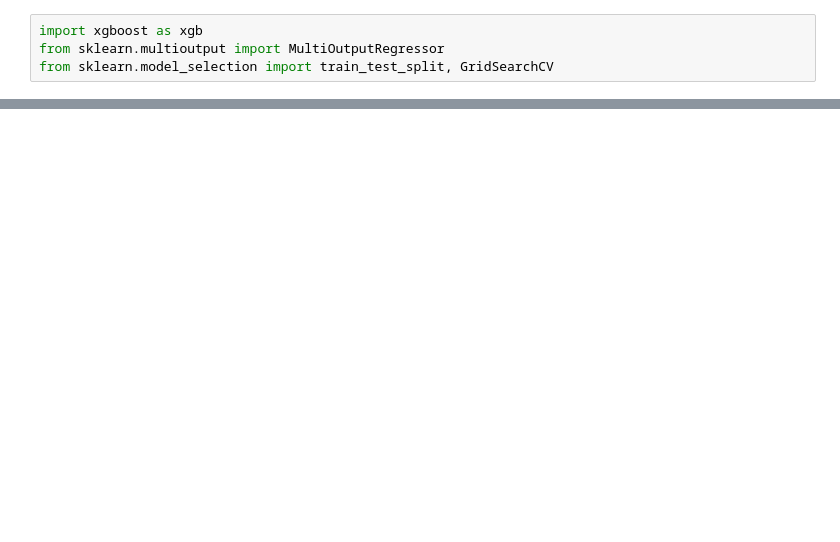
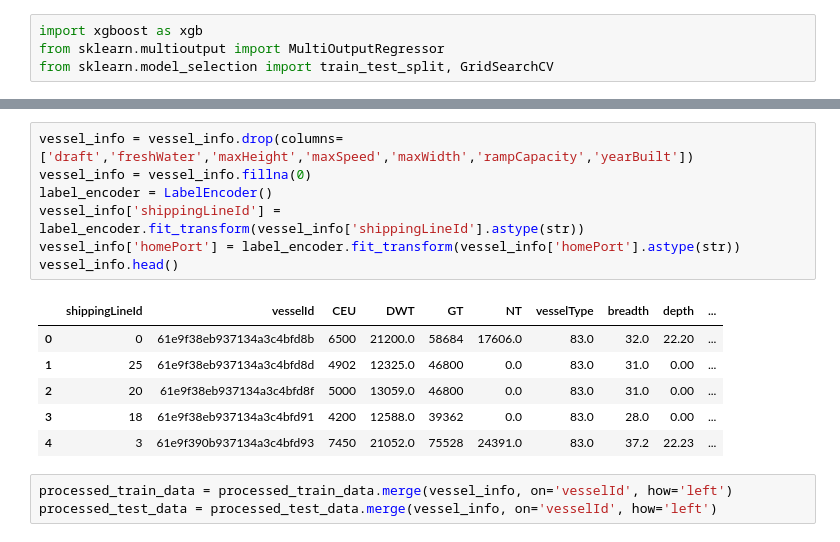
Before and after one commit to art-test-stack/vessel_position_forecast, a Jupyter notebook: xgboosttobeupgraded.ipynb, the cells around one changed output, grey strips where cells are left out. Drawn from its saved outputs; the diff is of its cells as text; blank space fills up the shorter version.

```diff
--- a/xgboosttobeupgraded.ipynb
+++ b/xgboosttobeupgraded.ipynb
@@ -72,0 +101,17 @@ processed_test_data.head()
+# %%
+vessel_info = vessel_info.drop(columns=['draft','freshWater','maxHeight','maxSpeed','maxWidth','rampCapacity','yearBuilt'])
+vessel_info = vessel_info.fillna(0)
+label_encoder = LabelEncoder()
+vessel_info['shippingLineId'] = label_encoder.fit_transform(vessel_info['shippingLineId'].astype(str))
+vessel_info['homePort'] = label_encoder.fit_transform(vessel_info['homePort'].astype(str))
+vessel_info.head()
+# %% [output]
+|  | shippingLineId | vesselId | CEU | DWT | GT | NT | vesselType | breadth | depth | ... |
+| 0 | 0 | 61e9f38eb937134a3c4bfd8b | 6500 | 21200.0 | 58684 | 17606.0 | 83.0 | 32.0 | 22.20 | ... |
+| 1 | 25 | 61e9f38eb937134a3c4bfd8d | 4902 | 12325.0 | 46800 | 0.0 | 83.0 | 31.0 | 0.00 | ... |
+| 2 | 20 | 61e9f38eb937134a3c4bfd8f | 5000 | 13059.0 | 46800 | 0.0 | 83.0 | 31.0 | 0.00 | ... |
+| 3 | 18 | 61e9f38eb937134a3c4bfd91 | 4200 | 12588.0 | 39362 | 0.0 | 83.0 | 28.0 | 0.00 | ... |
+| 4 | 3 | 61e9f390b937134a3c4bfd93 | 7450 | 21052.0 | 75528 | 24391.0 | 83.0 | 37.2 | 22.23 | ... |
+# %%
+processed_train_data = processed_train_data.merge(vessel_info, on='vesselId', how='left')
+processed_test_data = processed_test_data.merge(vessel_info, on='vesselId', how='left')
```
Also changed, not shown: parts of 17 cells of this notebook.
